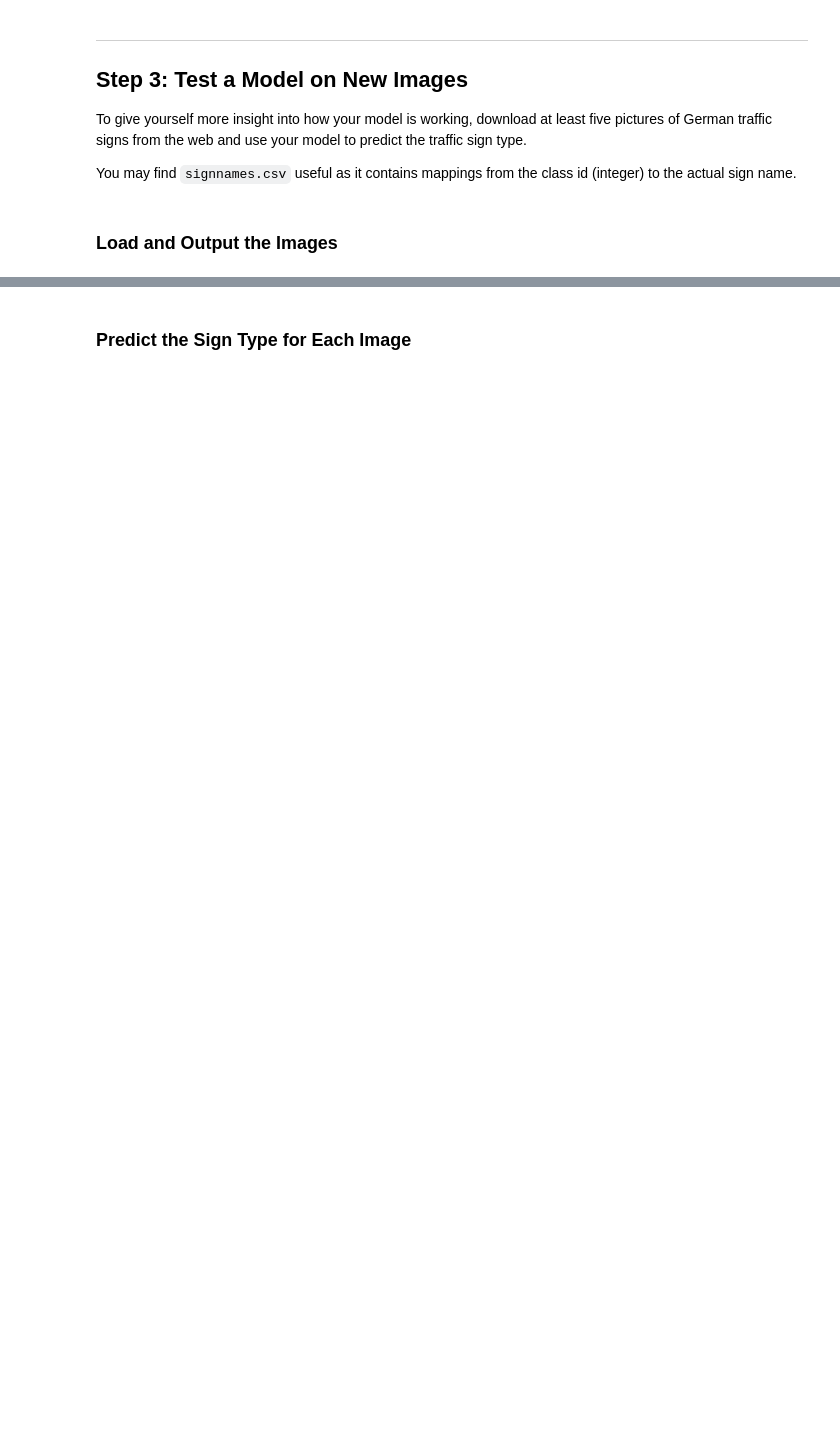
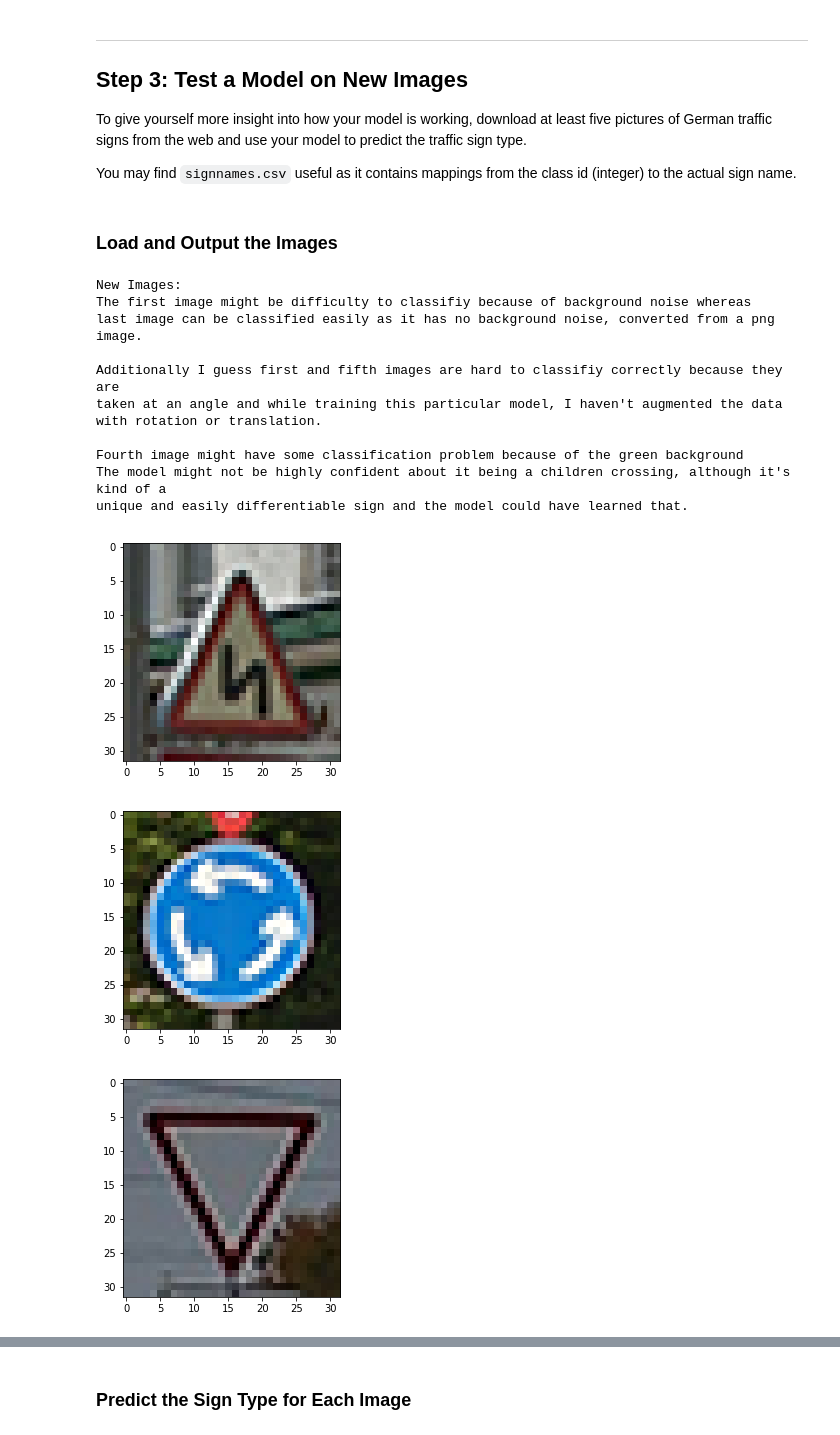
Before and after one commit to anuragkanungo/UdacityTrafficSignClassifier, a Jupyter notebook: Traffic_Sign_Classifier.ipynb, the cells around one changed output, grey strips where cells are left out. Saved outputs shown, nothing was run; the diff lists cells and outputs as text; code cells hidden in the pictures; blank space fills up the shorter version.

```diff
--- a/Traffic_Sign_Classifier.ipynb
+++ b/Traffic_Sign_Classifier.ipynb
@@ -408,13 +412,50 @@ To give yourself more insight into how your model is working, download at least
 You may find `signnames.csv` useful as it contains mappings from the class id (integer) to the actual sign name.
 # %% [markdown]
 ### Load and Output the Images
-# %%
-### Load the images and plot them here.
-### Feel free to use as many code cells as needed.
-import cv2
-X_new = np.empty([0, 32, 32, 3], dtype = np.int32)
-y_new = np.array([21,40,13,28,0])
-
-for i in range(1,len(y_new)+1):
-    image = cv2.imread("new_data/{}.png".format(i))
-    X_new = np.append(X_new, [image[:, :, :3]], axis = 0)
+# %%
+### Load the images and plot them here.
+### Feel free to use as many code cells as needed.
+
+import cv2
+X_new = np.empty([0, 32, 32, 3], dtype = np.int32)
+y_new = np.array([21,40,13,28,0,13])
+
+def process_image_(filename):
+    # Read the image and Resize
+    img = cv2.imread(filename)
+    img = cv2.resize(img,(32,32))
+    # Plot the image
+    plt.figure()
+    plt.imshow(img)
+    return img
+
+print("New Images:")
+for i in range(1,len(y_new)+1):
+    image = process_newimage_file("new_data/{}.png".format(i))
+    X_new = np.append(X_new, [image[:, :, :3]], axis = 0)
+
+print("The first image might be difficulty to classifiy because of background noise whereas")
+print("last image can be classified easily as it has no background noise, converted from a png image.")
+print()
+print("Additionally I guess first and fifth images are hard to classifiy correctly because they are")
+print("taken at an angle and while training this particular model, I haven't augmented the data")
+print("with rotation or translation.")
+print()
+print("Fourth image might have some classification problem because of the green background")
+print("The model might not be highly confident about it being a children crossing, although it's kind of a")
+print("unique and easily differentiable sign and the model could have learned that.")
+# %% [output]
+New Images:
+The first image might be difficulty to classifiy because of background noise whereas
+last image can be classified easily as it has no background noise, converted from a png image.
+
+Additionally I guess first and fifth images are hard to classifiy correctly because they are
+taken at an angle and while training this particular model, I haven't augmented the data
+with rotation or translation.
+
+Fourth image might have some classification problem because of the green background
+The model might not be highly confident about it being a children crossing, although it's kind of a
+unique and easily differentiable sign and the model could have learned that.
+[figure, added]
+[figure, added]
+[figure, added]
```
Also changed, not shown: parts of 6 cells of this notebook, 7 other files.
